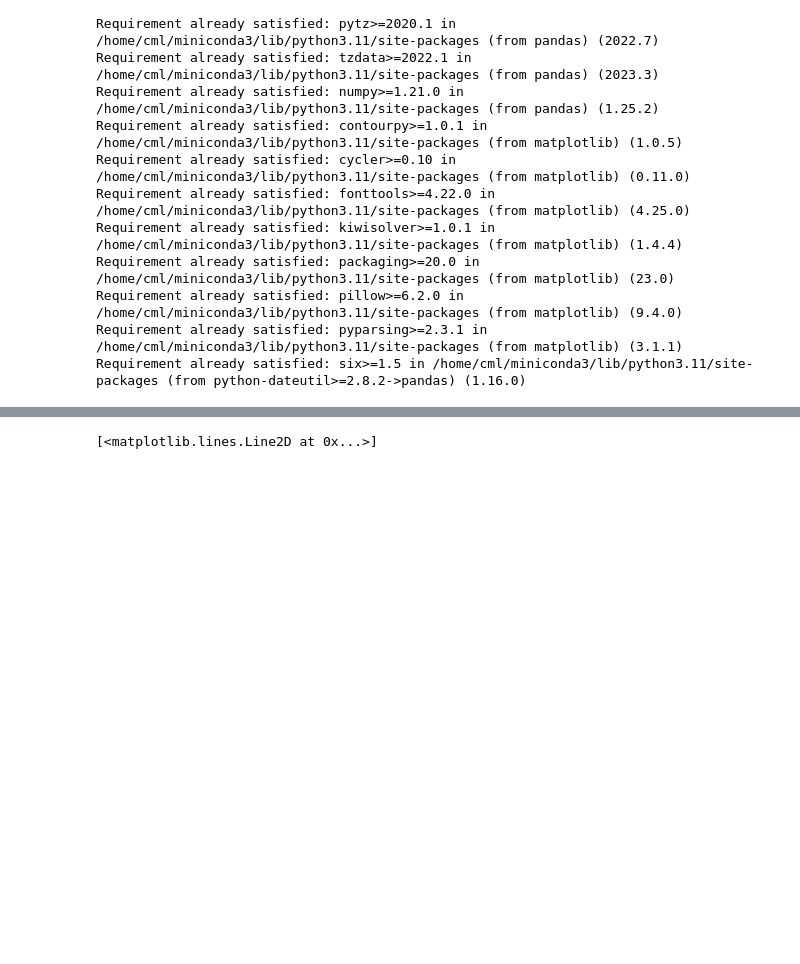
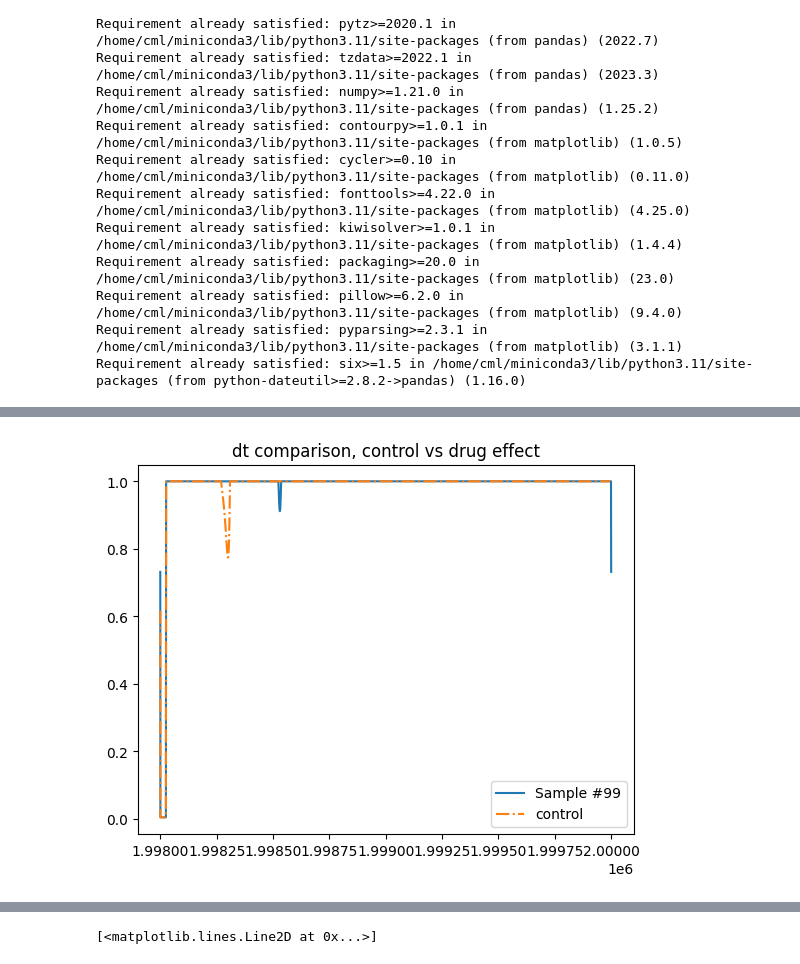
Before and after one commit to IritaSee/gpu_code_ground_up, a Jupyter notebook: result/parse.ipynb, the cells around one changed output, grey strips where cells are left out. Cells and saved outputs as stored; diff of their text form; code cells hidden in the pictures; blank space fills up the shorter version.

```diff
--- a/result/parse.ipynb
+++ b/result/parse.ipynb
@@ -54,0 +84,8 @@ Requirement already satisfied: six>=1.5 in /home/cml/miniconda3/lib/python3.11/s
+# %%
+plt.plot(coredata['time'][:6978], coredata['dt'][:6978], label = "Sample #"+str(corenum))
+plt.plot(control['time'][:6978], control['dt'][:6978], label = "control", linestyle = 'dashdot')
+plt.title("dt comparison, control vs drug effect")
+plt.legend()
+plt.show()
+# %% [output]
+[figure, added]
```
Also changed, not shown: parts of 8 cells of this notebook, 7 other files.
